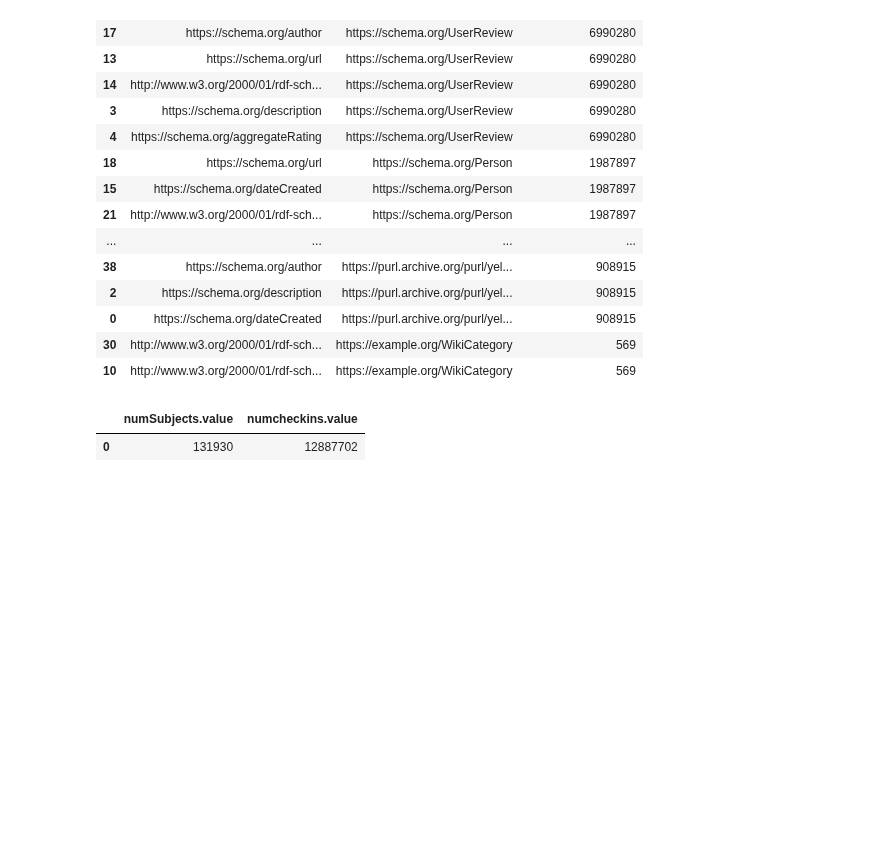
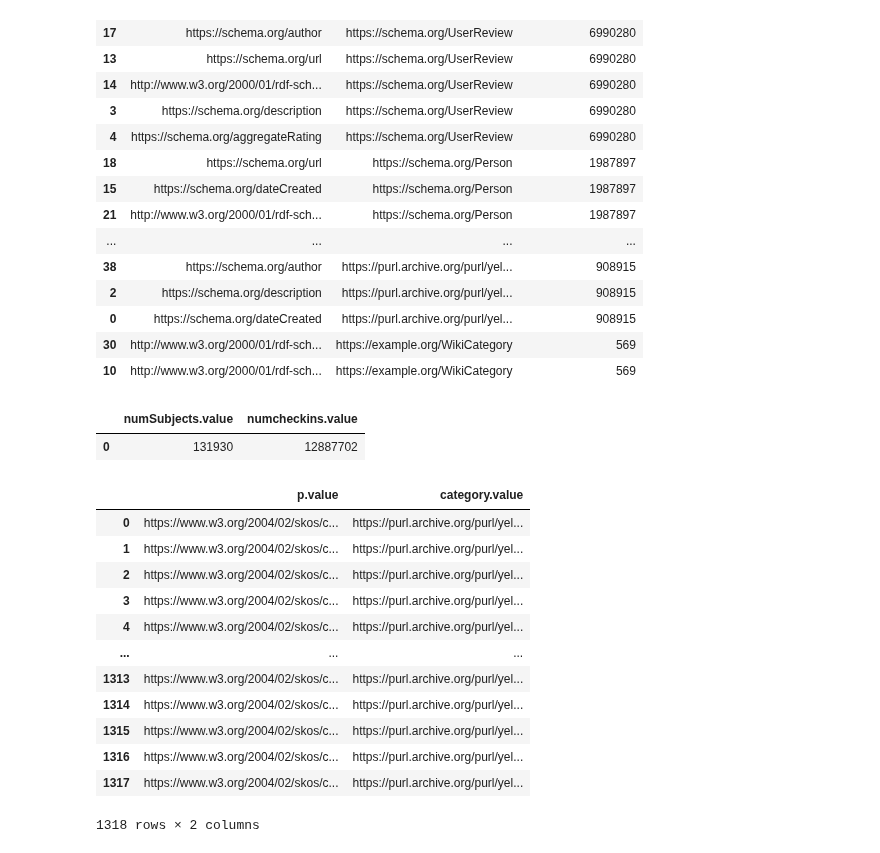
Before and after one commit to christiannielsen98/DVML-P7, a Jupyter notebook: Code/Illustrations/basic_stats_kg.ipynb, the cells around one changed output. Saved outputs shown, nothing was run; the diff lists cells and outputs as text; code cells hidden in the pictures; blank space fills up the shorter version.

```diff
--- a/Code/Illustrations/basic_stats_kg.ipynb
+++ b/Code/Illustrations/basic_stats_kg.ipynb
@@ -144,6 +145,34 @@ checkin
 # %% [output]
 |  | numSubjects.value | numcheckins.value |
 | 0 | 131930 | 12887702 |
+# %%
+sparql_query = """
+SELECT DISTINCT ?p ?category
+FROM <http://www.yelpkg.com/yelp_kg>
+WHERE {
+   ?category rdfs:Class <https://purl.archive.org/purl/yelp/ontology#yelpCategory> .
+   ?var ?p ?category .
+}
+"""
+categories = run_query(sparql_query, as_dataframe=True)
+# %%
+pd.set_option('display.max_colwidth', 500)
+pd.set_option('display.max_rows', 500)
+categories
+# %% [output]
+|  | p.value | category.value |
+| 0 | https://www.w3.org/2004/02/skos/c... | https://purl.archive.org/purl/yel... |
+| 1 | https://www.w3.org/2004/02/skos/c... | https://purl.archive.org/purl/yel... |
+| 2 | https://www.w3.org/2004/02/skos/c... | https://purl.archive.org/purl/yel... |
+| 3 | https://www.w3.org/2004/02/skos/c... | https://purl.archive.org/purl/yel... |
+| 4 | https://www.w3.org/2004/02/skos/c... | https://purl.archive.org/purl/yel... |
+| ... | ... | ... |
+| 1313 | https://www.w3.org/2004/02/skos/c... | https://purl.archive.org/purl/yel... |
+| 1314 | https://www.w3.org/2004/02/skos/c... | https://purl.archive.org/purl/yel... |
+| 1315 | https://www.w3.org/2004/02/skos/c... | https://purl.archive.org/purl/yel... |
+| 1316 | https://www.w3.org/2004/02/skos/c... | https://purl.archive.org/purl/yel... |
+| 1317 | https://www.w3.org/2004/02/skos/c... | https://purl.archive.org/purl/yel... |
+1318 rows × 2 columns
 # %%
 sparql_query = """
 SELECT DISTINCT ?category
```
Also changed, not shown: parts of 5 cells of this notebook, 4 other files.
